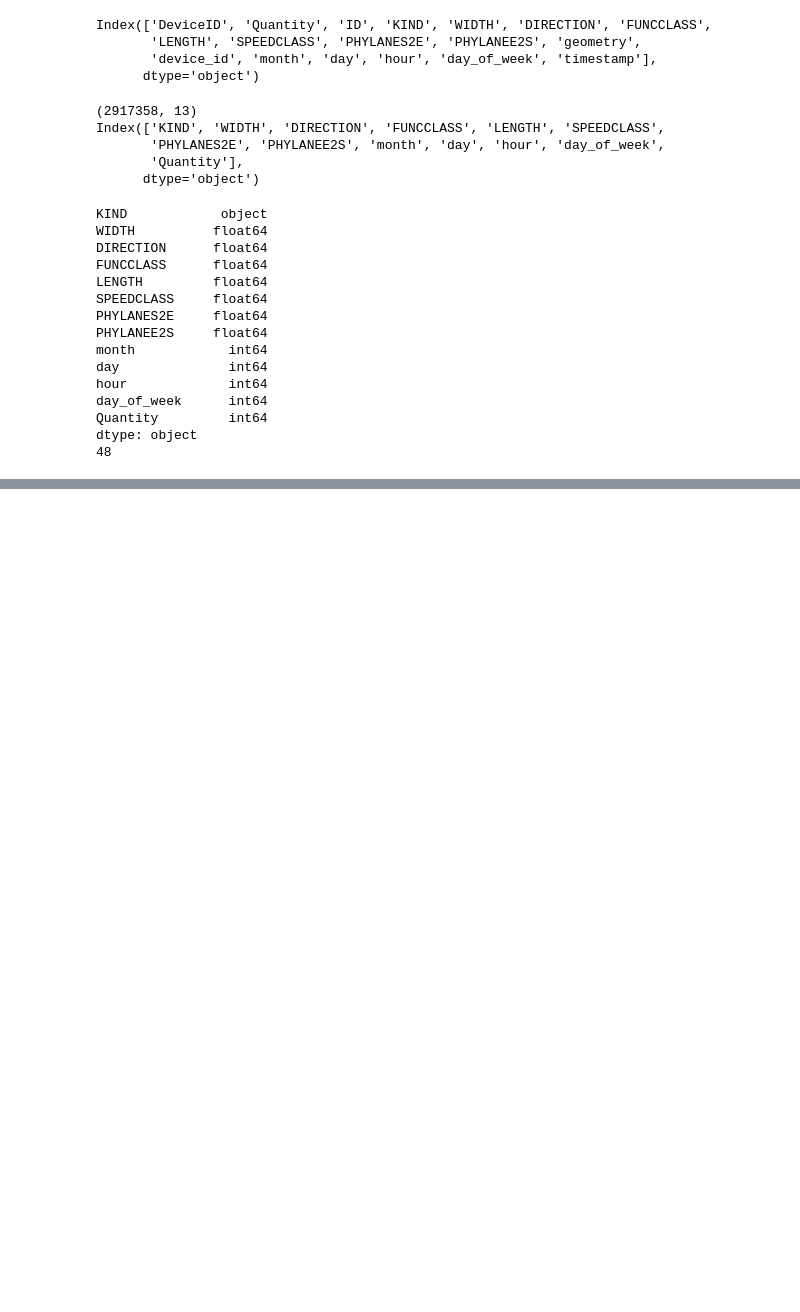
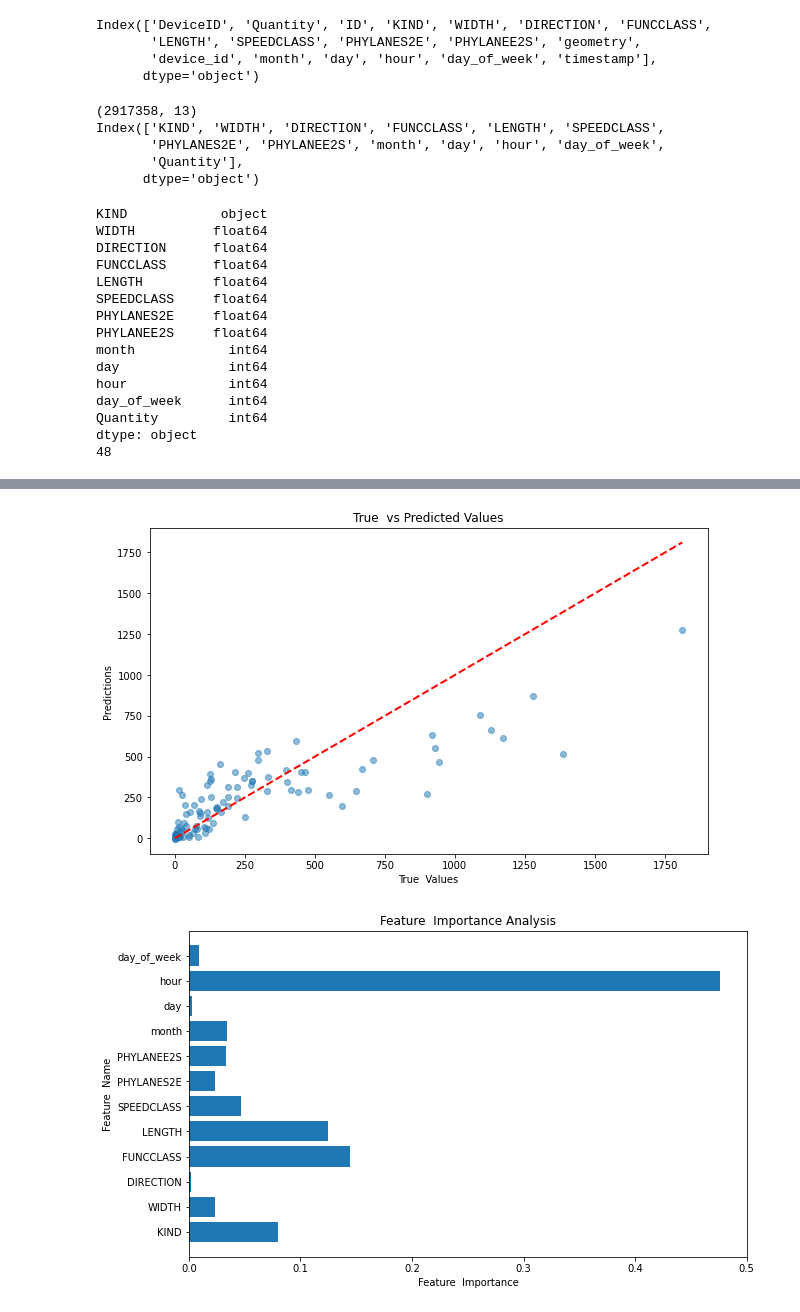
Before and after one commit to Next-Liu/suzhou, a Jupyter notebook: processTrainData.ipynb, the cells around one changed output, grey strips where cells are left out. Drawn from its saved outputs; the diff is of its cells as text; code cells hidden in the pictures; blank space fills up the shorter version.

```diff
--- a/processTrainData.ipynb
+++ b/processTrainData.ipynb
@@ -226,0 +227,25 @@ R^2 Score: 0.514701157590427
+# %%
+# 6. 可视化分析
+# 6.1 真实值与预测值对比图
+y_test = y_test[:20000]
+y_pred = y_pred[:20000]
+plt.figure(figsize=(10,  6))
+plt.scatter(y_test,  y_pred, alpha=0.5)
+plt.plot([y_test.min(),  y_test.max()],  [y_test.min(),  y_test.max()],  'r--', lw=2)
+plt.xlabel('True  Values')
+plt.ylabel('Predictions')
+plt.title('True  vs Predicted Values')
+plt.show()
+
+# 6.2 特征重要性分析
+importances = model.feature_importances_
+feature_names = X.columns
+plt.figure(figsize=(10,  6))
+plt.barh(feature_names,  importances)
+plt.xlabel('Feature  Importance')
+plt.ylabel('Feature  Name')
+plt.title('Feature  Importance Analysis')
+plt.show()
+# %% [output]
+[figure, added]
+[figure, added]
```
Also changed, not shown: parts of 2 cells of this notebook.
